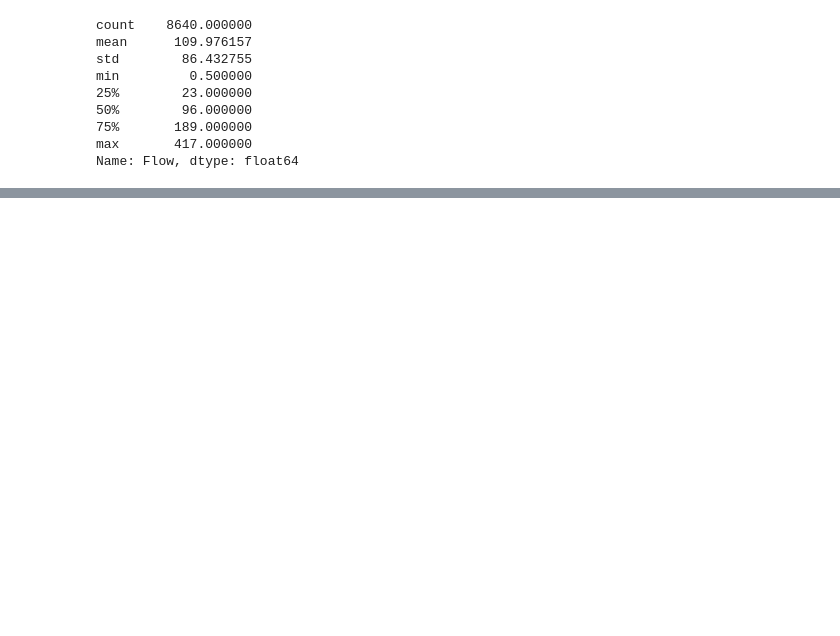
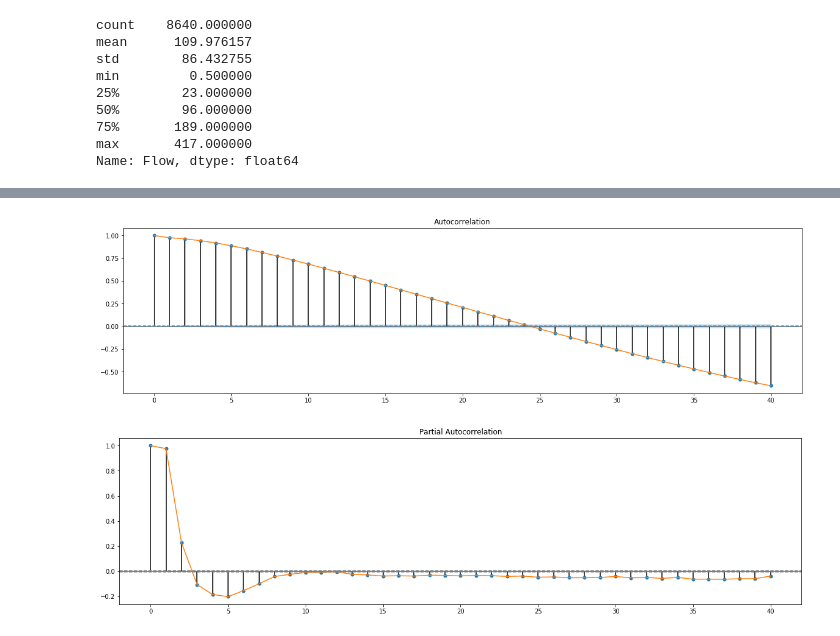
Before and after one commit to ankushjain2001/Traffic-Congestion-EDA, a Jupyter notebook: Traffic Congestion - Data Exploration.ipynb, the cells around one changed output, grey strips where cells are left out. Saved outputs shown, nothing was run; the diff lists cells and outputs as text; code cells hidden in the pictures; blank space fills up the shorter version.

```diff
--- a/Traffic Congestion - Data Exploration.ipynb
+++ b/Traffic Congestion - Data Exploration.ipynb
@@ -356,0 +425,24 @@ dtype: float64
+# %%
+from statsmodels.tsa.stattools import acf, pacf
+from statsmodels.graphics.tsaplots import plot_acf
+from statsmodels.graphics.tsaplots import plot_pacf
+
+def acf_pacf_plot(ts, lags):
+    lagACF = acf(ts, nlags=lags)
+    lagPACF = pacf(ts, nlags=lags, method='ols')
+
+    plt.figure(figsize=(20,5))
+    plot_acf(ts, ax=plt.gca(), lags=lags)
+    plt.plot(lagACF)
+    plt.axhline(y=-1.96/np.sqrt(len(ts.dropna())),linestyle='--',color='gray')
+    plt.axhline(y=1.96/np.sqrt(len(ts.dropna())),linestyle='--',color='gray')
+
+    plt.figure(figsize=(20,5))
+    plot_pacf(ts, ax=plt.gca(), lags=lags, method='ols')
+    plt.plot(lagPACF)
+    plt.axhline(y=-1.96/np.sqrt(len(ts.dropna())),linestyle='--',color='gray')
+    plt.axhline(y=1.96/np.sqrt(len(ts.dropna())),linestyle='--',color='gray')
+acf_pacf_plot(dataTS_Full, 40)
+# %% [output]
+[figure, added]
+[figure, added]
```
Also changed, not shown: parts of 10 cells of this notebook.
